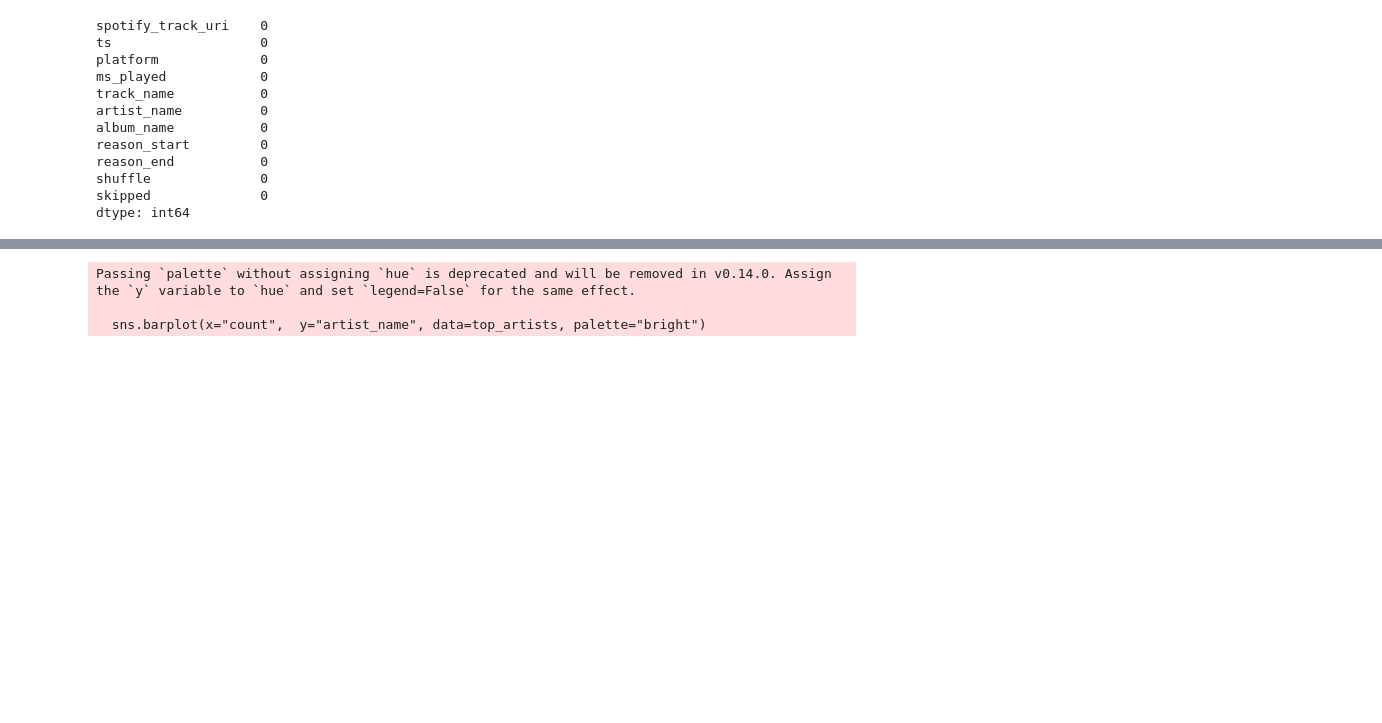
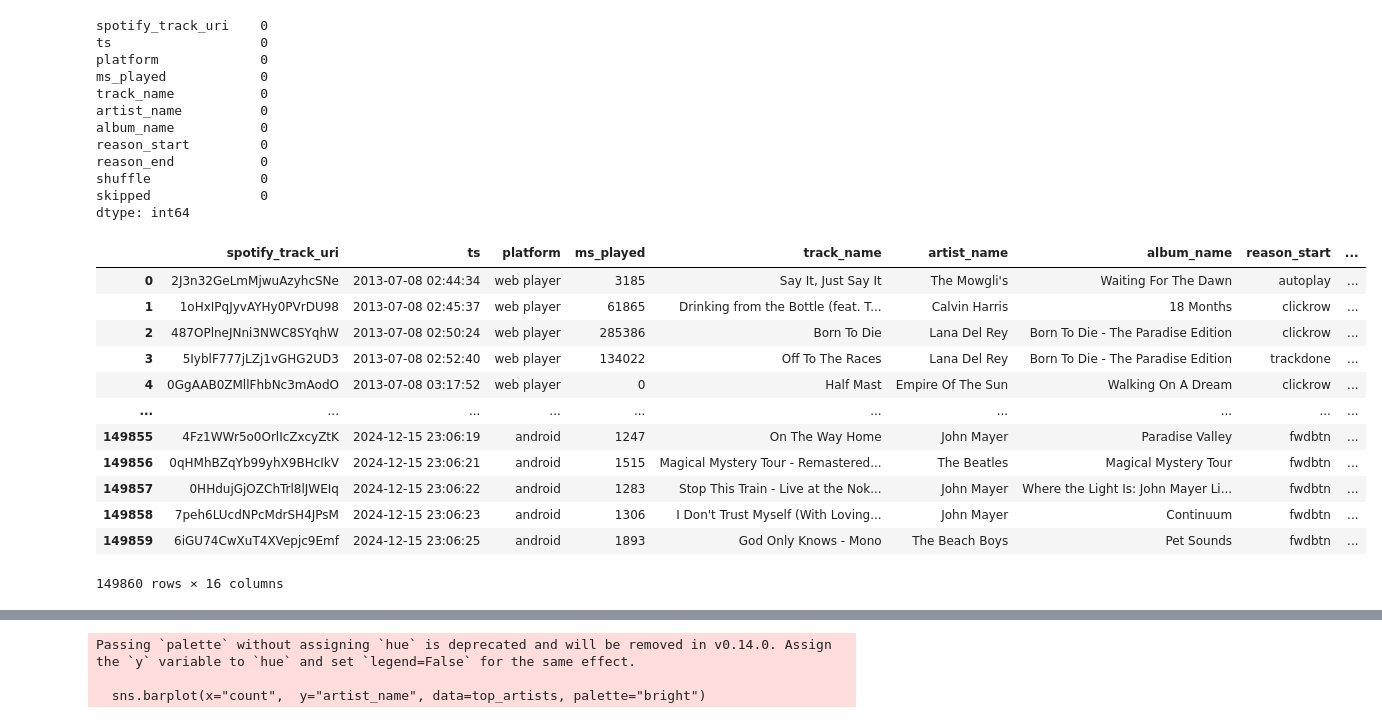
Before and after one commit to jp-asadon/spotify_analysis, a Jupyter notebook: notebook.ipynb, the cells around one changed output, grey strips where cells are left out. Drawn from its saved outputs; the diff is of its cells as text; code cells hidden in the pictures; blank space fills up the shorter version.

```diff
--- a/notebook.ipynb
+++ b/notebook.ipynb
@@ -103,3 +103,26 @@ reason_end           0
 shuffle              0
 skipped              0
 dtype: int64
+# %%
+df['ts'] = pd.to_datetime(df['ts'])
+
+df['hour'] = df['ts'].dt.hour
+df['day_of_week'] = df['ts'].dt.day_name()
+df['month'] = df['ts'].dt.month_name()
+df['year'] = df['ts'].dt.year
+df['date'] = df['ts'].dt.date
+df
+# %% [output]
+|  | spotify_track_uri | ts | platform | ms_played | track_name | artist_name | album_name | reason_start | ... |
+| 0 | 2J3n32GeLmMjwuAzyhcSNe | 2013-07-08 02:44:34 | web player | 3185 | Say It, Just Say It | The Mowgli's | Waiting For The Dawn | autoplay | ... |
+| 1 | 1oHxIPqJyvAYHy0PVrDU98 | 2013-07-08 02:45:37 | web player | 61865 | Drinking from the Bottle (feat. T... | Calvin Harris | 18 Months | clickrow | ... |
+| 2 | 487OPlneJNni3NWC8SYqhW | 2013-07-08 02:50:24 | web player | 285386 | Born To Die | Lana Del Rey | Born To Die - The Paradise Edition | clickrow | ... |
+| 3 | 5IyblF777jLZj1vGHG2UD3 | 2013-07-08 02:52:40 | web player | 134022 | Off To The Races | Lana Del Rey | Born To Die - The Paradise Edition | trackdone | ... |
+| 4 | 0GgAAB0ZMllFhbNc3mAodO | 2013-07-08 03:17:52 | web player | 0 | Half Mast | Empire Of The Sun | Walking On A Dream | clickrow | ... |
+| ... | ... | ... | ... | ... | ... | ... | ... | ... | ... |
+| 149855 | 4Fz1WWr5o0OrlIcZxcyZtK | 2024-12-15 23:06:19 | android | 1247 | On The Way Home | John Mayer | Paradise Valley | fwdbtn | ... |
+| 149856 | 0qHMhBZqYb99yhX9BHcIkV | 2024-12-15 23:06:21 | android | 1515 | Magical Mystery Tour - Remastered... | The Beatles | Magical Mystery Tour | fwdbtn | ... |
+| 149857 | 0HHdujGjOZChTrl8lJWEIq | 2024-12-15 23:06:22 | android | 1283 | Stop This Train - Live at the Nok... | John Mayer | Where the Light Is: John Mayer Li... | fwdbtn | ... |
+| 149858 | 7peh6LUcdNPcMdrSH4JPsM | 2024-12-15 23:06:23 | android | 1306 | I Don't Trust Myself (With Loving... | John Mayer | Continuum | fwdbtn | ... |
+| 149859 | 6iGU74CwXuT4XVepjc9Emf | 2024-12-15 23:06:25 | android | 1893 | God Only Knows - Mono | The Beach Boys | Pet Sounds | fwdbtn | ... |
+149860 rows × 16 columns
```
Also changed, not shown: parts of 5 cells of this notebook.
